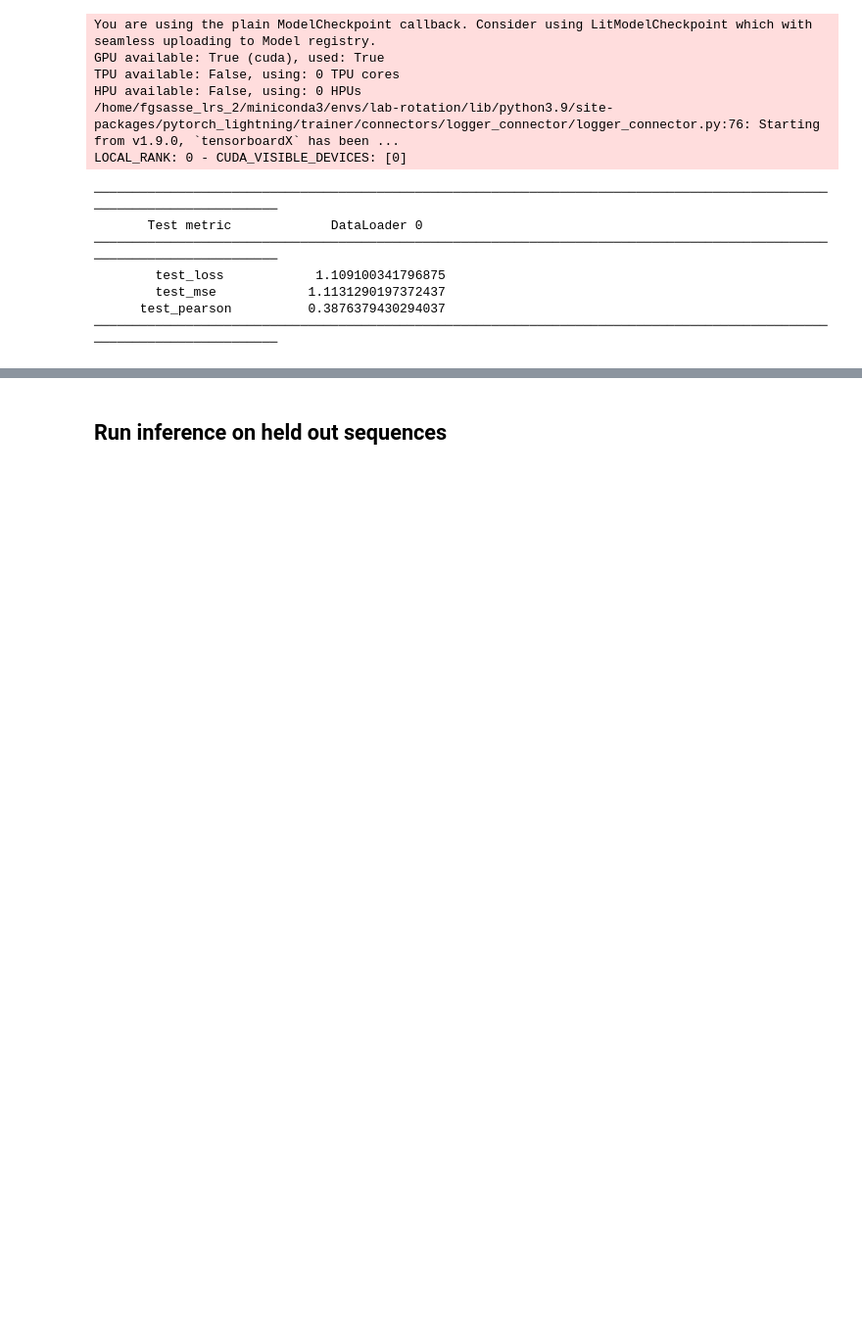
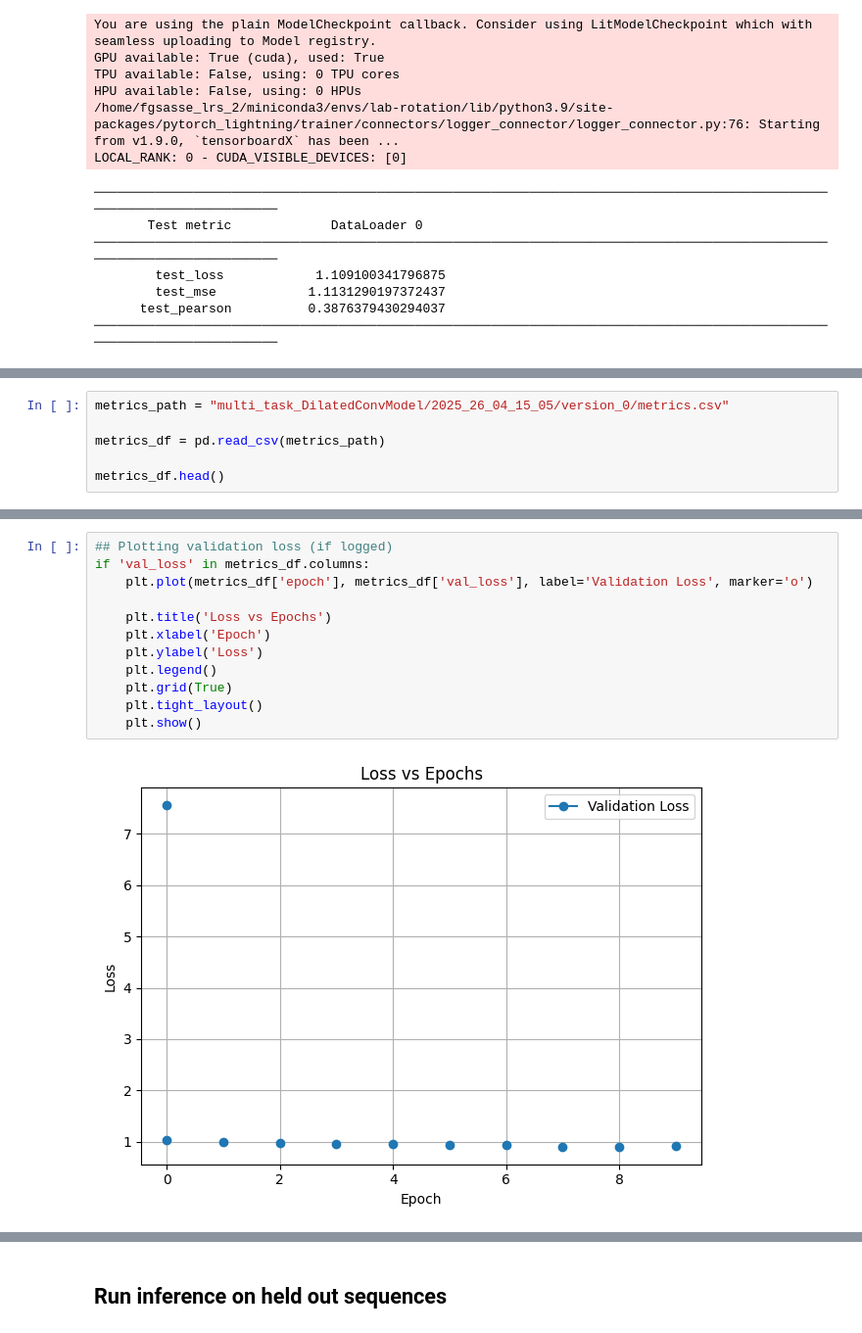
Before and after one commit to victornemenike/neural-crest-deep-learning, a Jupyter notebook: notebooks/multi_task_model.ipynb, the cells around one changed output, grey strips where cells are left out. Shown at 98% size. Saved outputs shown, nothing was run; the diff lists cells and outputs as text; blank space fills up the shorter version.

```diff
--- a/notebooks/multi_task_model.ipynb
+++ b/notebooks/multi_task_model.ipynb
@@ -295,0 +273,6 @@ LOCAL_RANK: 0 - CUDA_VISIBLE_DEVICES: [0]
+# %%
+metrics_path = "multi_task_DilatedConvModel/2025_26_04_15_05/version_0/metrics.csv"
+
+metrics_df = pd.read_csv(metrics_path)
+
+metrics_df.head()
@@ -295,0 +294,14 @@ LOCAL_RANK: 0 - CUDA_VISIBLE_DEVICES: [0]
+# %%
+## Plotting validation loss (if logged)
+if 'val_loss' in metrics_df.columns:
+    plt.plot(metrics_df['epoch'], metrics_df['val_loss'], label='Validation Loss', marker='o')
+
+    plt.title('Loss vs Epochs')
+    plt.xlabel('Epoch')
+    plt.ylabel('Loss')
+    plt.legend()
+    plt.grid(True)
+    plt.tight_layout()
+    plt.show()
+# %% [output]
+[figure, added]
```
Also changed, not shown: parts of 21 cells of this notebook.
